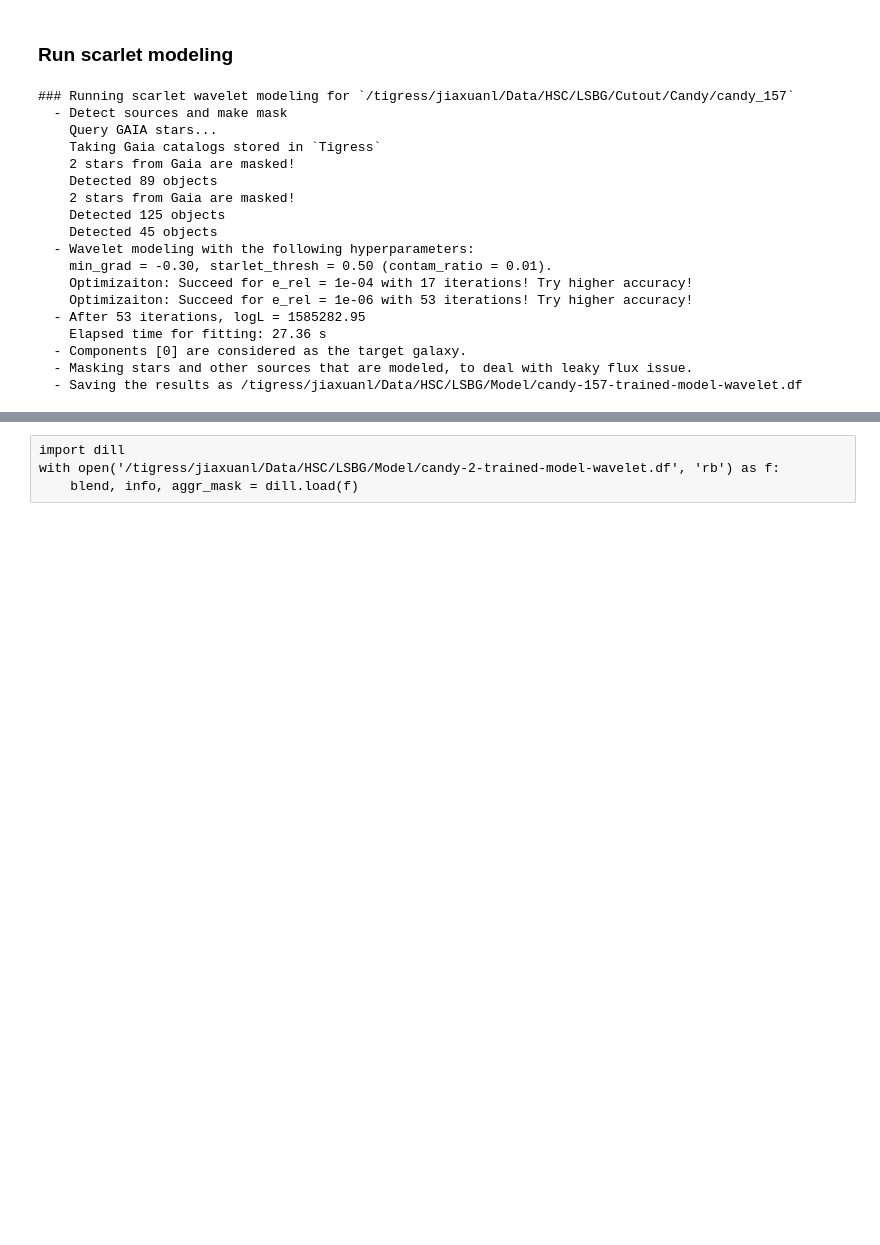
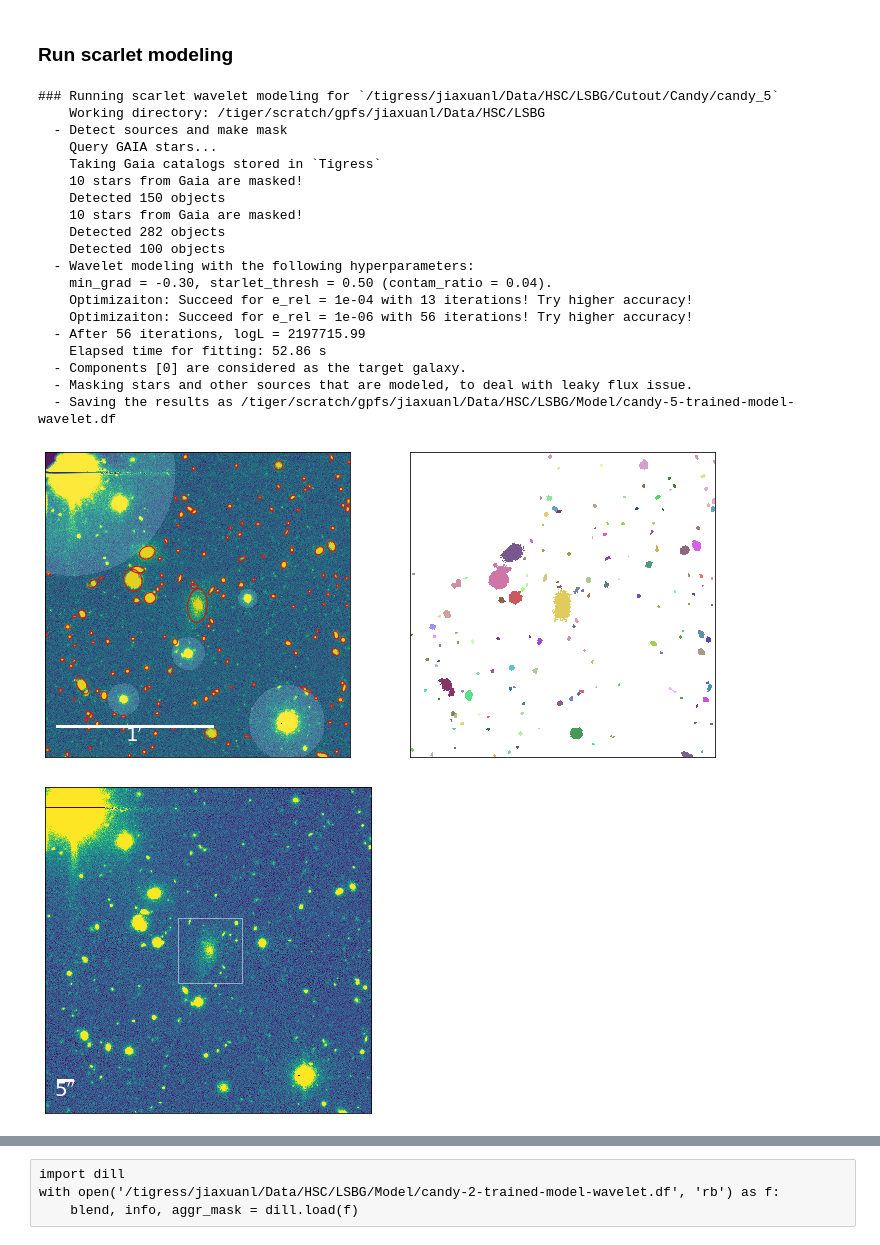
Before and after one commit to AstroJacobLi/kuaizi, a Jupyter notebook: diezi/scarlet_modeling/scarlet_wvlt_pipeline.ipynb, the cells around one changed output, grey strips where cells are left out. Saved outputs shown, nothing was run; the diff lists cells and outputs as text; code cells hidden in the pictures; blank space fills up the shorter version.

```diff
--- a/diezi/scarlet_modeling/scarlet_wvlt_pipeline.ipynb
+++ b/diezi/scarlet_modeling/scarlet_wvlt_pipeline.ipynb
@@ -79,41 +79,44 @@ import os
 # -1: problematic
 # lsbg_cat['scarlet_flag_0.5'] = np.zeros(len(lsbg_cat), dtype=int)
 # %%
-fail_logger = kz.utils.set_logger(logger_name='candy_fail', file_name='candy_fail', level='ERROR')
-global_logger = kz.utils.set_logger(logger_name='candy_sample', file_name='candy_log', level='INFO')
+fail_logger = kz.utils.set_logger(logger_name='candy_test_fail', file_name='candy_fail', level='ERROR')
+global_logger = kz.utils.set_logger(logger_name='candy_test', file_name='candy_log', level='INFO')
 # %%
-index = 157
+index = 5
 blend = fitting_wavelet_obs_tigress(
-    {'project': 'HSC', 'name': 'LSBG', 'data_dir': '/tigress/jiaxuanl/Data'},
+    {'project': 'HSC', 'name': 'LSBG', 'data_dir': '/tiger/scratch/gpfs/jiaxuanl/Data'},
     lsbg_cat[index],
     name='Seq',
-    channels='griz',
+    channels='grizy',
     starlet_thresh=0.5,
     prefix='candy',
-    show_figure=False,
+    show_figure=True,
     global_logger=global_logger,
     fail_logger=fail_logger)
 
 # if blend: # if succeeded
 #     lsbg_cat[index]['scarlet_flag_0.5'] = 1
 # else:
 #     lsbg_cat[index]['scarlet_flag_0.5'] = -1
 # %% [output]
-### Running scarlet wavelet modeling for `/tigress/jiaxuanl/Data/HSC/LSBG/Cutout/Candy/candy_157`
+### Running scarlet wavelet modeling for `/tigress/jiaxuanl/Data/HSC/LSBG/Cutout/Candy/candy_5`
+    Working directory: /tiger/scratch/gpfs/jiaxuanl/Data/HSC/LSBG
   - Detect sources and make mask
     Query GAIA stars...
     Taking Gaia catalogs stored in `Tigress`
-    2 stars from Gaia are masked!
-    Detected 89 objects
-    2 stars from Gaia are masked!
-    Detected 125 objects
-    Detected 45 objects
+    10 stars from Gaia are masked!
+    Detected 150 objects
+    10 stars from Gaia are masked!
+    Detected 282 objects
+    Detected 100 objects
   - Wavelet modeling with the following hyperparameters:
-    min_grad = -0.30, starlet_thresh = 0.50 (contam_ratio = 0.01).
-    Optimizaiton: Succeed for e_rel = 1e-04 with 17 iterations! Try higher accuracy!
-    Optimizaiton: Succeed for e_rel = 1e-06 with 53 iterations! Try higher accuracy!
-  - After 53 iterations, logL = 1585282.95
-    Elapsed time for fitting: 27.36 s
+    min_grad = -0.30, starlet_thresh = 0.50 (contam_ratio = 0.04).
+    Optimizaiton: Succeed for e_rel = 1e-04 with 13 iterations! Try higher accuracy!
+    Optimizaiton: Succeed for e_rel = 1e-06 with 56 iterations! Try higher accuracy!
+  - After 56 iterations, logL = 2197715.99
+    Elapsed time for fitting: 52.86 s
   - Components [0] are considered as the target galaxy.
   - Masking stars and other sources that are modeled, to deal with leaky flux issue.
-  - Saving the results as /tigress/jiaxuanl/Data/HSC/LSBG/Model/candy-157-trained-model-wavelet.df
+  - Saving the results as /tiger/scratch/gpfs/jiaxuanl/Data/HSC/LSBG/Model/candy-5-trained-model-wavelet.df
+[figure, added]
+[figure, added]
```
Also changed, not shown: parts of 7 cells of this notebook, 4 other files.
